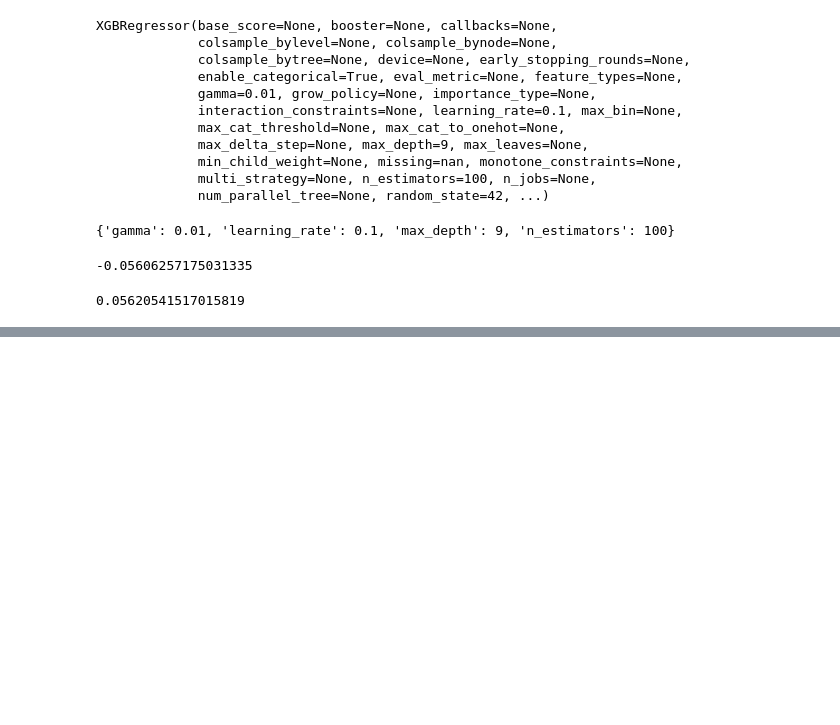
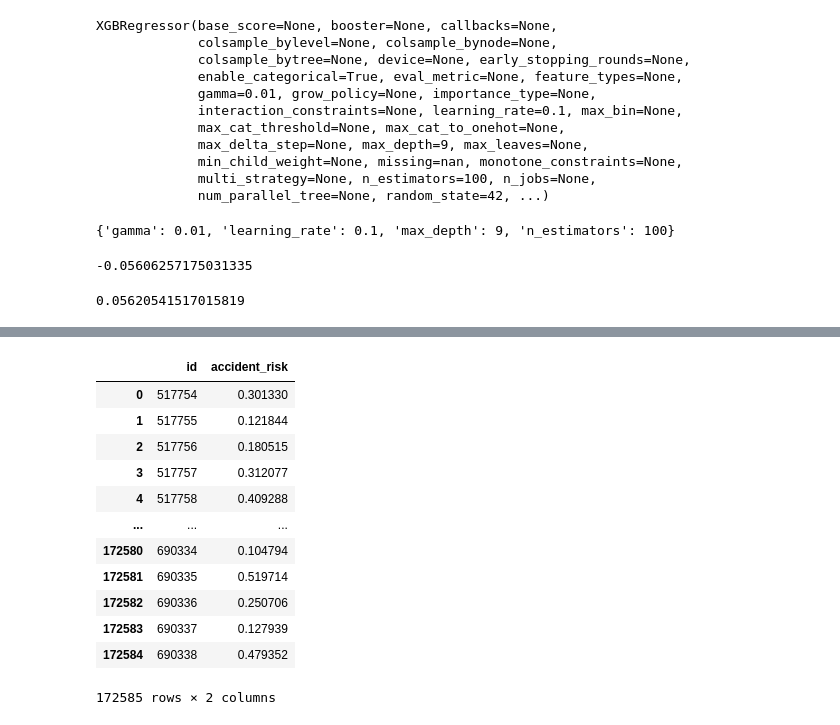
Before and after one commit to Enzo-Olivieri/Predicting-Road-Accident-Risk, a Jupyter notebook: Model.ipynb, the cells around one changed output, grey strips where cells are left out. Cells and saved outputs as stored; diff of their text form; code cells hidden in the pictures; blank space fills up the shorter version.

Commit message:
First submission

```diff
--- a/Model.ipynb
+++ b/Model.ipynb
@@ -205,6 +235,13 @@ RMSE_GS
+# %%
+best_params = {'gamma': 0.01,
+               'learning_rate': 0.1,
+               'max_depth': 9,
+               'n_estimators': 100}
+
+best_params_model = XGBRegressor(random_state = 42, enable_categorical = True, **best_params)
 # %%
 # Fit model
-model.fit(X_train, y_train)
+best_params_model.fit(X_train, y_train)
 # %% [output]
 XGBRegressor(base_score=None, booster=None, callbacks=None,
              colsample_bylevel=None, colsample_bynode=None,
@@ -231,0 +302,20 @@ test_data = pd.read_csv("test.csv")
+# %%
+test_preds = best_params_model.predict(test_data)
+
+submission = pd.DataFrame({'id': test_data.index, 'accident_risk':test_preds})
+
+submission
+# %% [output]
+|  | id | accident_risk |
+| 0 | 517754 | 0.301330 |
+| 1 | 517755 | 0.121844 |
+| 2 | 517756 | 0.180515 |
+| 3 | 517757 | 0.312077 |
+| 4 | 517758 | 0.409288 |
+| ... | ... | ... |
+| 172580 | 690334 | 0.104794 |
+| 172581 | 690335 | 0.519714 |
+| 172582 | 690336 | 0.250706 |
+| 172583 | 690337 | 0.127939 |
+| 172584 | 690338 | 0.479352 |
+172585 rows × 2 columns
```
Also changed, not shown: parts of 18 cells of this notebook.
